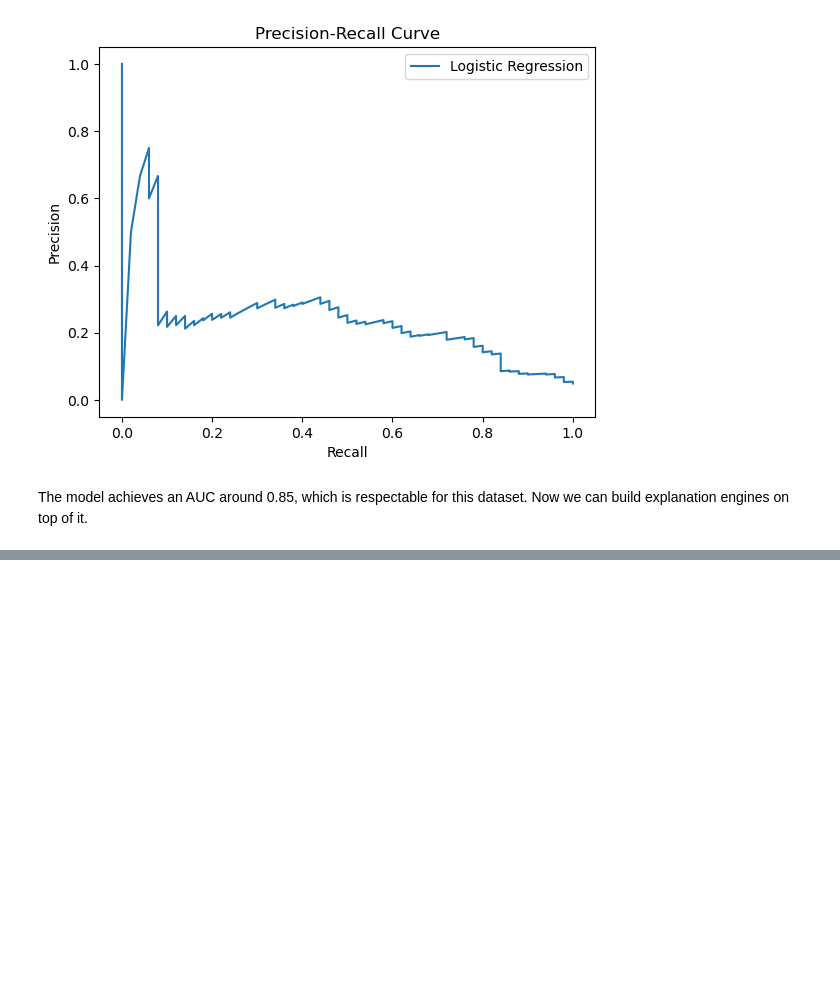
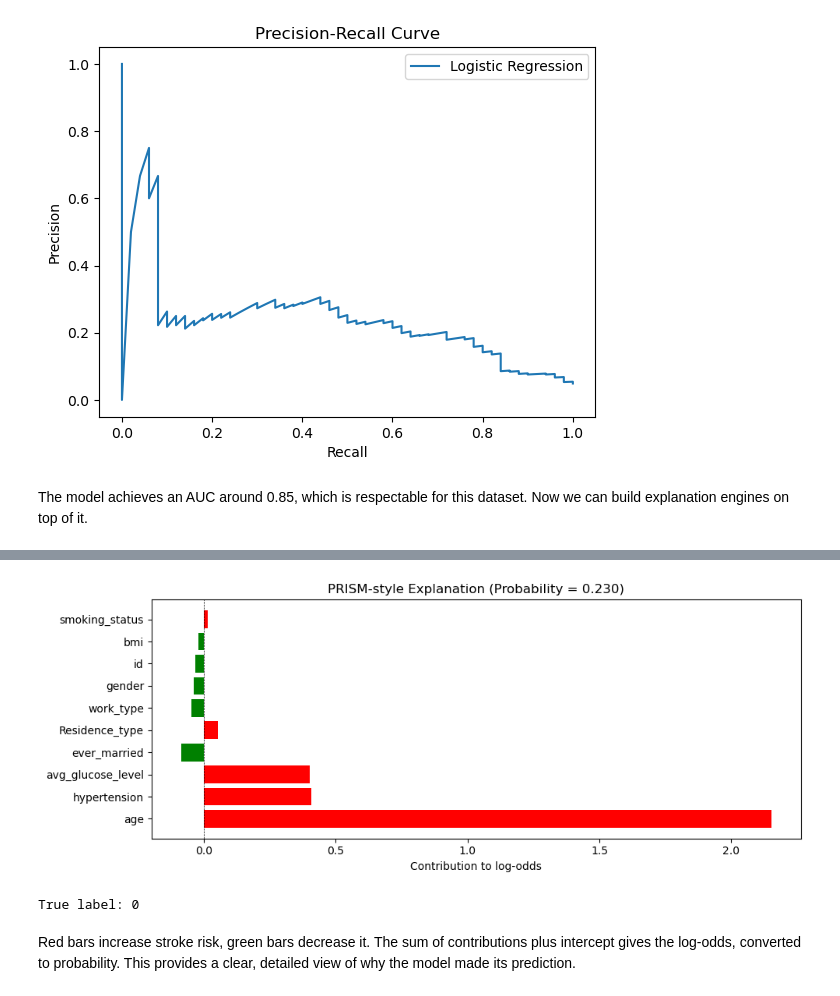
Before and after one commit to iamzisan/An-Adaptive-Explainable-AI-System-for-High-Stakes-Decision-Making-via-Simulated-Cognitive-Load, a Jupyter notebook: Project-Adaptive Explainable AI with Two Explanation Modes/Project Source Code.ipynb, the cells around one changed output, grey strips where cells are left out. Drawn from its saved outputs; the diff is of its cells as text; code cells hidden in the pictures; blank space fills up the shorter version.

Commit message:
PRISM and CAM implemented

```diff
--- a/Project-Adaptive Explainable AI with Two Explanation Modes/Project Source Code.ipynb
+++ b/Project-Adaptive Explainable AI with Two Explanation Modes/Project Source Code.ipynb
@@ -315,0 +360,11 @@ The model achieves an AUC around 0.85, which is respectable for this dataset. No
+# %%
+# Testing on a Random Instance
+idx = 10  # choose any test index
+instance = X_test_scaled.iloc[idx].values
+prob, contrib_df = explain_prism(instance, model, feature_names, plot=True)
+print("True label:", y_test.iloc[idx])
+# %% [output]
+[figure, added]
+True label: 0
+# %% [markdown]
+Red bars increase stroke risk, green bars decrease it. The sum of contributions plus intercept gives the log-odds, converted to probability. This provides a clear, detailed view of why the model made its prediction.
```
Also changed, not shown: parts of 12 cells of this notebook.
